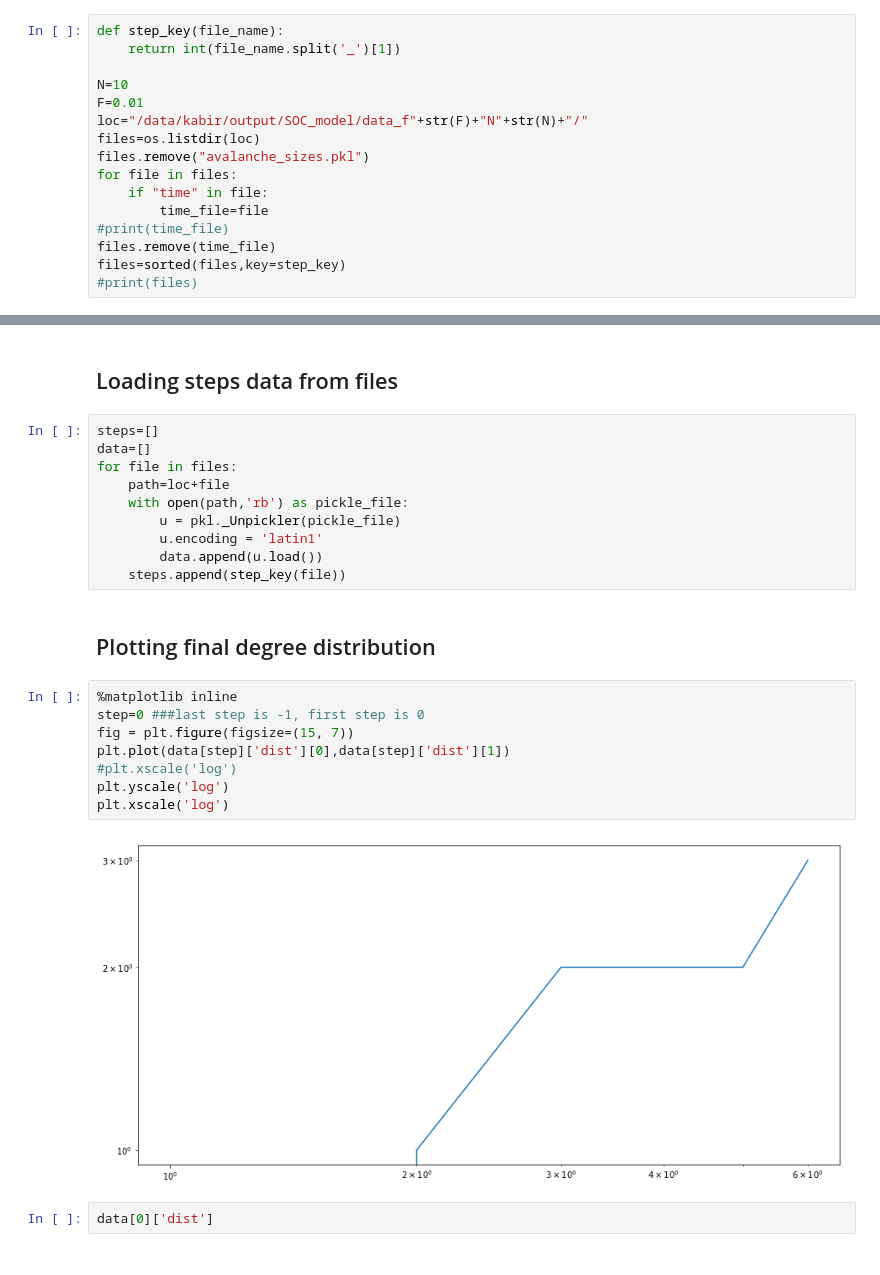
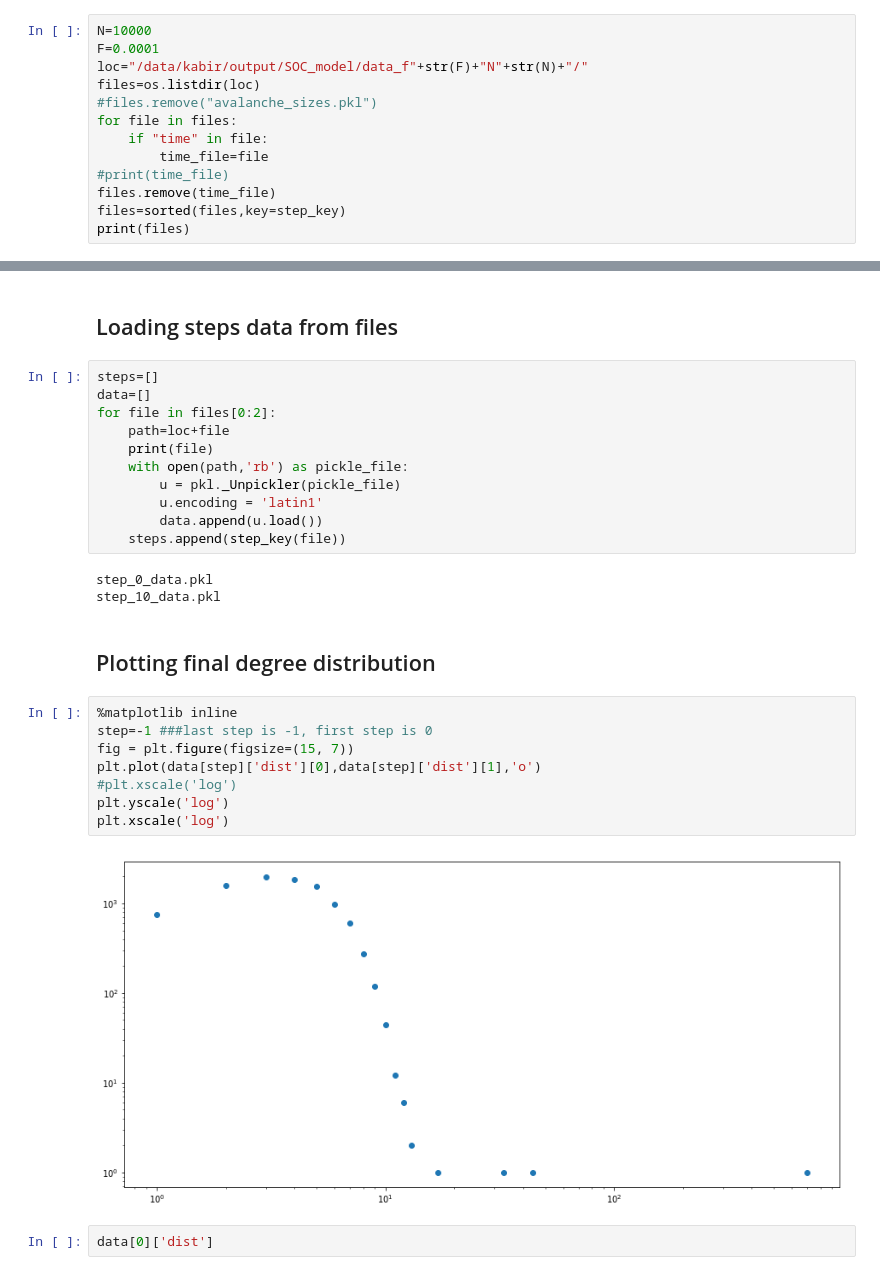
Before and after one commit to KabirDabholkar/SOC_model, a Jupyter notebook: degree_dist_plot_2.ipynb, the cells around one changed output, grey strips where cells are left out. Saved outputs shown, nothing was run; the diff lists cells and outputs as text.

```diff
--- a/degree_dist_plot_2.ipynb
+++ b/degree_dist_plot_2.ipynb
@@ -7,18 +10,15 @@ import os
 # %% [markdown]
 ## Getting file names
 # %%
-def step_key(file_name):
-    return int(file_name.split('_')[1])
-
-N=10
-F=0.01
+N=10000
+F=0.0001
 loc="/data/kabir/output/SOC_model/data_f"+str(F)+"N"+str(N)+"/"
 files=os.listdir(loc)
-files.remove("avalanche_sizes.pkl")
+#files.remove("avalanche_sizes.pkl")
 for file in files:
     if "time" in file:
         time_file=file
 #print(time_file)
 files.remove(time_file)
 files=sorted(files,key=step_key)
-#print(files)
+print(files)
@@ -27,25 +29,29 @@ files=sorted(files,key=step_key)
 # %%
 steps=[]
 data=[]
-for file in files:
+for file in files[0:2]:
     path=loc+file
+    print(file)
     with open(path,'rb') as pickle_file:
         u = pkl._Unpickler(pickle_file)
         u.encoding = 'latin1'
         data.append(u.load())
     steps.append(step_key(file))
+# %% [output]
+step_0_data.pkl
+step_10_data.pkl
 # %% [markdown]
 ## Plotting final degree distribution
 # %%
 %matplotlib inline
-step=0 ###last step is -1, first step is 0
+step=-1 ###last step is -1, first step is 0
 fig = plt.figure(figsize=(15, 7))
-plt.plot(data[step]['dist'][0],data[step]['dist'][1])
+plt.plot(data[step]['dist'][0],data[step]['dist'][1],'o')
 #plt.xscale('log')
 plt.yscale('log')
 plt.xscale('log')
 # %% [output]
-[figure, old version]
+[figure, new version]
 # %%
 data[0]['dist']
 # %% [output]
```
Also changed, not shown: parts of 3 cells of this notebook, 1 other file.
